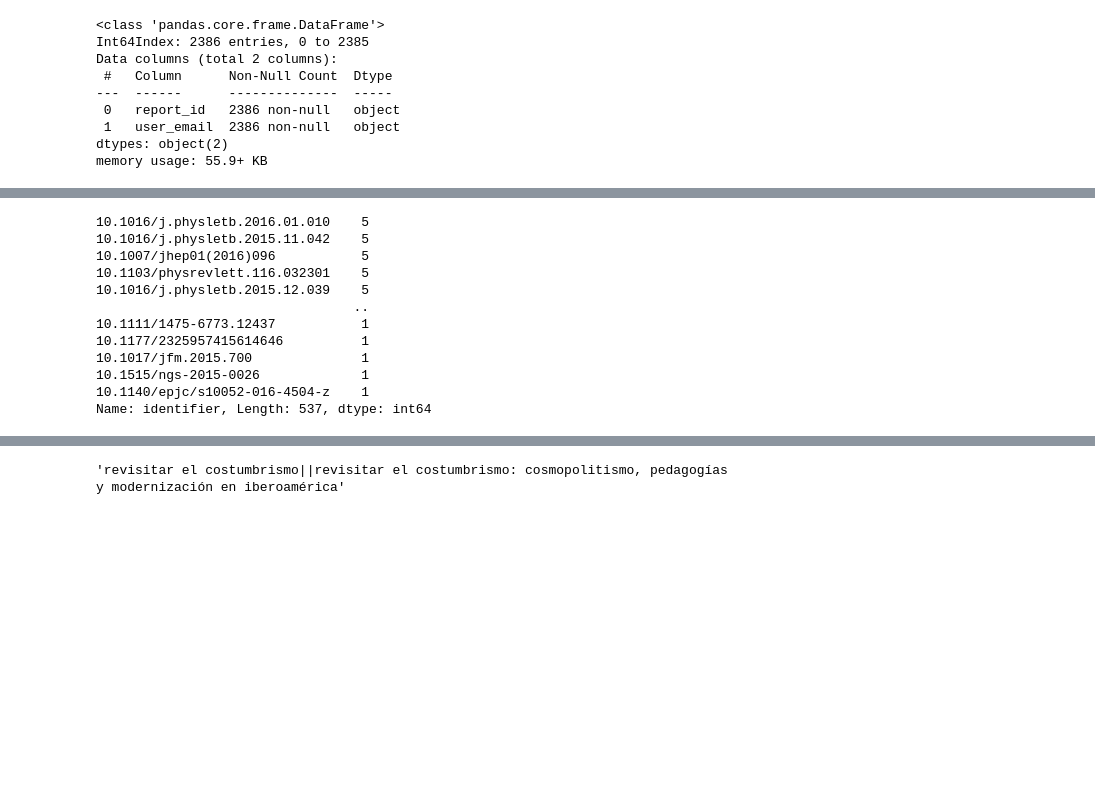
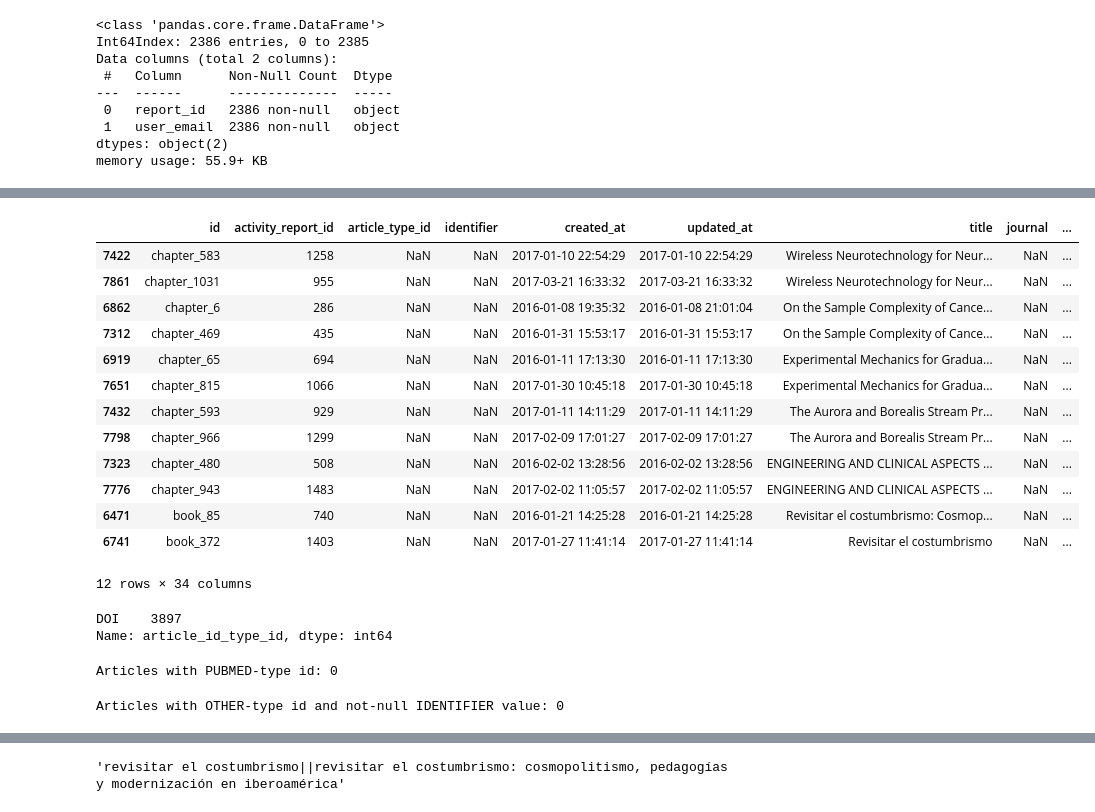
Before and after one commit to sdmccaul/rab-far_integration, a Jupyter notebook: citation_analysis.ipynb, the cells around one changed output, grey strips where cells are left out. Drawn from its saved outputs; the diff is of its cells as text; code cells hidden in the pictures; blank space fills up the shorter version.

```diff
--- a/citation_analysis.ipynb
+++ b/citation_analysis.ipynb
@@ -170,15 +187,32 @@ df_cites_far.sample(5)
+# %%
+df_cites_far[ (df_cites_far.duplicated('doi', keep=False)) & (df_cites_far.doi.notnull()) ].sort_values(by='doi')
+# %% [output]
+|  | id | activity_report_id | article_type_id | identifier | created_at | updated_at | title | journal | ... |
+| 7422 | chapter_583 | 1258 | NaN | NaN | 2017-01-10 22:54:29 | 2017-01-10 22:54:29 | Wireless Neurotechnology for Neur... | NaN | ... |
+| 7861 | chapter_1031 | 955 | NaN | NaN | 2017-03-21 16:33:32 | 2017-03-21 16:33:32 | Wireless Neurotechnology for Neur... | NaN | ... |
+| 6862 | chapter_6 | 286 | NaN | NaN | 2016-01-08 19:35:32 | 2016-01-08 21:01:04 | On the Sample Complexity of Cance... | NaN | ... |
+| 7312 | chapter_469 | 435 | NaN | NaN | 2016-01-31 15:53:17 | 2016-01-31 15:53:17 | On the Sample Complexity of Cance... | NaN | ... |
+| 6919 | chapter_65 | 694 | NaN | NaN | 2016-01-11 17:13:30 | 2016-01-11 17:13:30 | Experimental Mechanics for Gradua... | NaN | ... |
+| 7651 | chapter_815 | 1066 | NaN | NaN | 2017-01-30 10:45:18 | 2017-01-30 10:45:18 | Experimental Mechanics for Gradua... | NaN | ... |
+| 7432 | chapter_593 | 929 | NaN | NaN | 2017-01-11 14:11:29 | 2017-01-11 14:11:29 | The Aurora and Borealis Stream Pr... | NaN | ... |
+| 7798 | chapter_966 | 1299 | NaN | NaN | 2017-02-09 17:01:27 | 2017-02-09 17:01:27 | The Aurora and Borealis Stream Pr... | NaN | ... |
+| 7323 | chapter_480 | 508 | NaN | NaN | 2016-02-02 13:28:56 | 2016-02-02 13:28:56 | ENGINEERING AND CLINICAL ASPECTS ... | NaN | ... |
+| 7776 | chapter_943 | 1483 | NaN | NaN | 2017-02-02 11:05:57 | 2017-02-02 11:05:57 | ENGINEERING AND CLINICAL ASPECTS ... | NaN | ... |
+| 6471 | book_85 | 740 | NaN | NaN | 2016-01-21 14:25:28 | 2016-01-21 14:25:28 | Revisitar el costumbrismo: Cosmop... | NaN | ... |
+| 6741 | book_372 | 1403 | NaN | NaN | 2017-01-27 11:41:14 | 2017-01-27 11:41:14 | Revisitar el costumbrismo | NaN | ... |
+12 rows × 34 columns
 # %%
-df_cites_far[ df_cites_far.duplicated(subset='identifier') ].identifier.value_counts()
+df_cites_far[ df_cites_far.identifier.notnull() ].article_id_type_id.value_counts()
 # %% [output]
-10.1016/j.physletb.2016.01.010    5
-10.1016/j.physletb.2015.11.042    5
-10.1007/jhep01(2016)096           5
-10.1103/physrevlett.116.032301    5
-10.1016/j.physletb.2015.12.039    5
-                                 ..
-10.1111/1475-6773.12437           1
-10.1177/2325957415614646          1
-10.1017/jfm.2015.700              1
-10.1515/ngs-2015-0026             1
-10.1140/epjc/s10052-016-4504-z    1
-Name: identifier, Length: 537, dtype: int64
+DOI    3897
+Name: article_id_type_id, dtype: int64
+# %%
+print("Articles with PUBMED-type id: {}".format(
+    len(df_cites_far[ df_cites_far.article_id_type_id == "PUBMED" ])))
+# %% [output]
+Articles with PUBMED-type id: 0
+# %%
+print("Articles with OTHER-type id and not-null IDENTIFIER value: {}".format(
+    len(df_cites_far[ (df_cites_far.article_id_type_id == "OTHER") & df_cites_far.identifier.notnull()])))
+# %% [output]
+Articles with OTHER-type id and not-null IDENTIFIER value: 0
```
Also changed, not shown: parts of 22 cells of this notebook.
